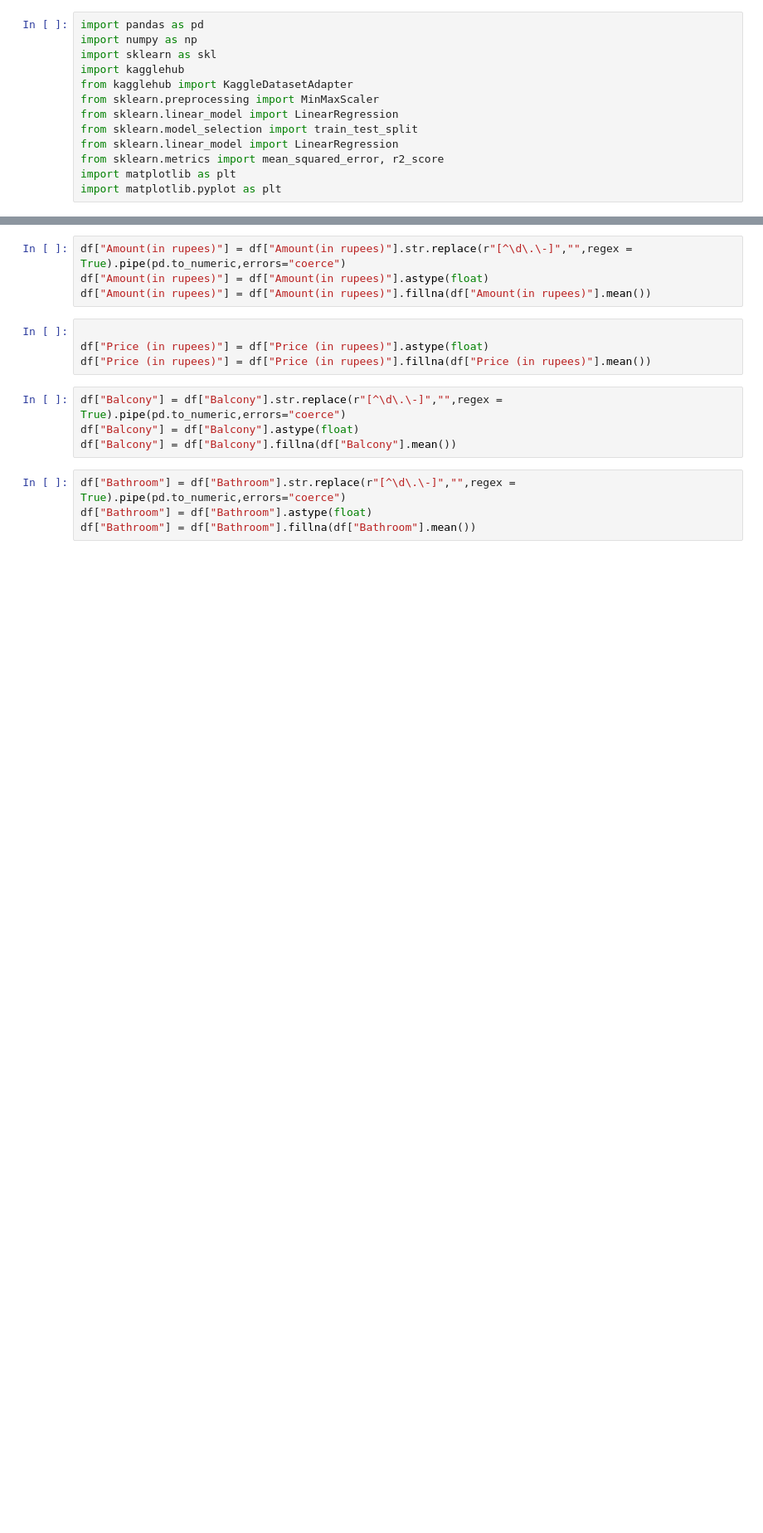
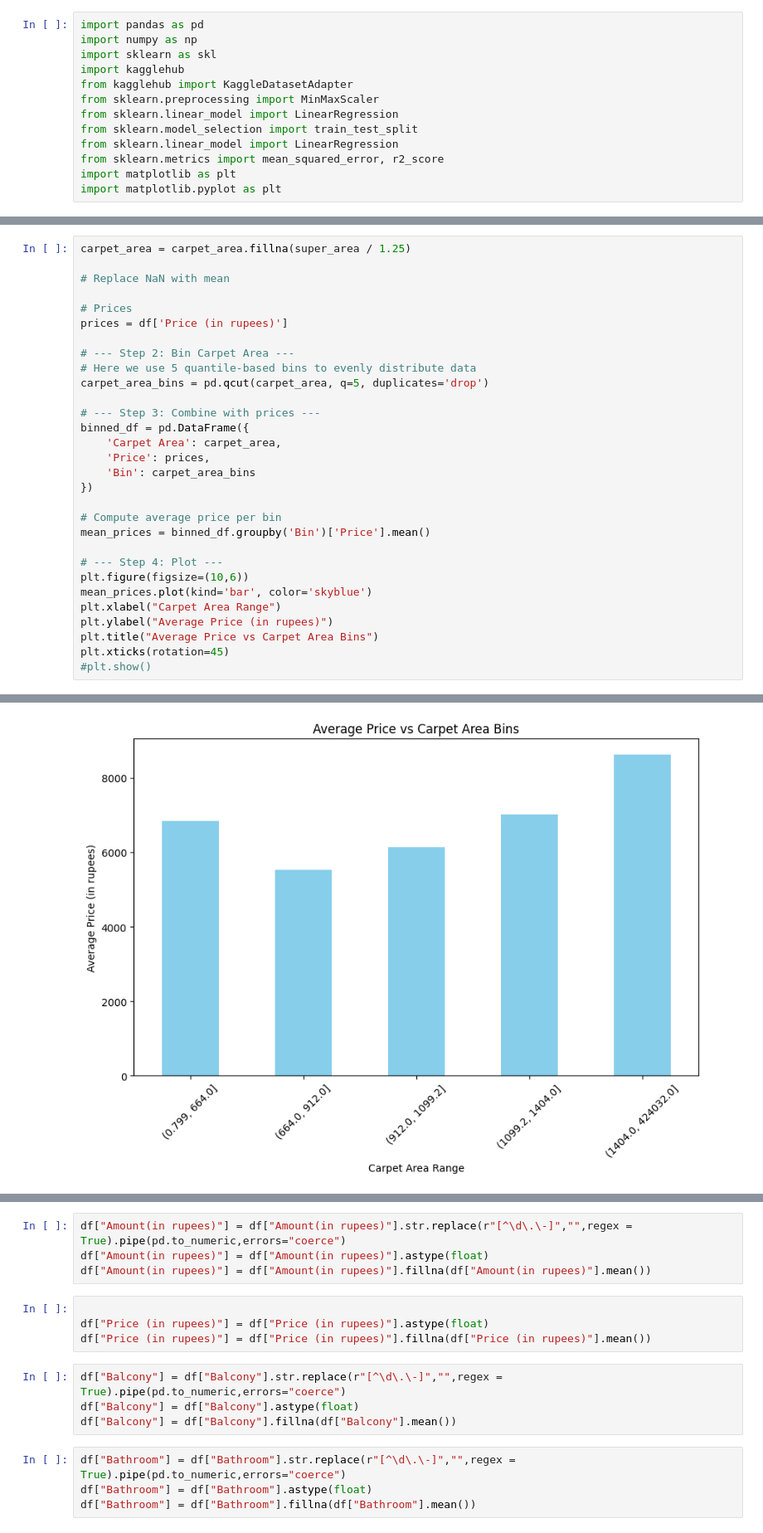
Before and after one commit to Bigjay101/housing_price, a Jupyter notebook: pricing.ipynb, the cells around one changed output, grey strips where cells are left out. Shown at 83% size. Drawn from its saved outputs; the diff is of its cells as text; blank space fills up the shorter version.

```diff
--- a/pricing.ipynb
+++ b/pricing.ipynb
@@ -34,0 +107,31 @@ df.head(10)
+# %%
+carpet_area = carpet_area.fillna(super_area / 1.25)
+
+# Replace NaN with mean
+
+# Prices
+prices = df['Price (in rupees)']
+
+# --- Step 2: Bin Carpet Area ---
+# Here we use 5 quantile-based bins to evenly distribute data
+carpet_area_bins = pd.qcut(carpet_area, q=5, duplicates='drop')
+
+# --- Step 3: Combine with prices ---
+binned_df = pd.DataFrame({
+    'Carpet Area': carpet_area,
+    'Price': prices,
+    'Bin': carpet_area_bins
+})
+
+# Compute average price per bin
+mean_prices = binned_df.groupby('Bin')['Price'].mean()
+
+# --- Step 4: Plot ---
+plt.figure(figsize=(10,6))
+mean_prices.plot(kind='bar', color='skyblue')
+plt.xlabel("Carpet Area Range")
+plt.ylabel("Average Price (in rupees)")
+plt.title("Average Price vs Carpet Area Bins")
+plt.xticks(rotation=45)
+#plt.show()
+# %% [output]
@@ -34,0 +144 @@ df.head(10)
+[figure, added]
```
Also changed, not shown: parts of 15 cells of this notebook, 1 other file.
